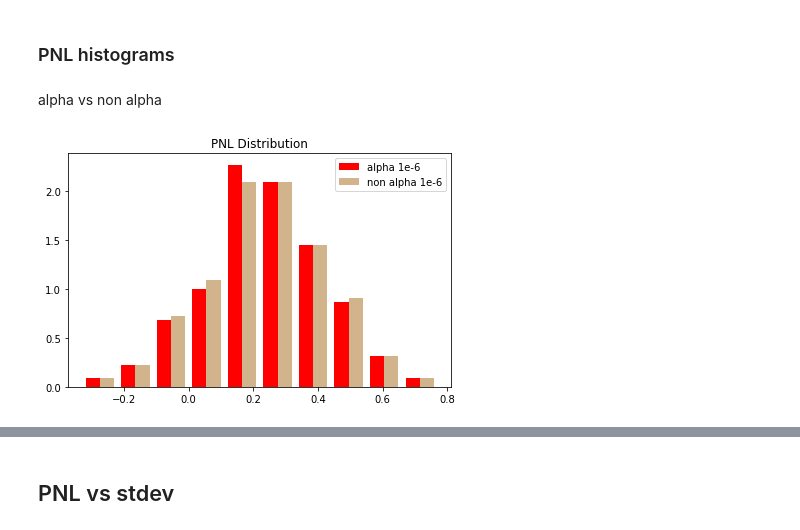
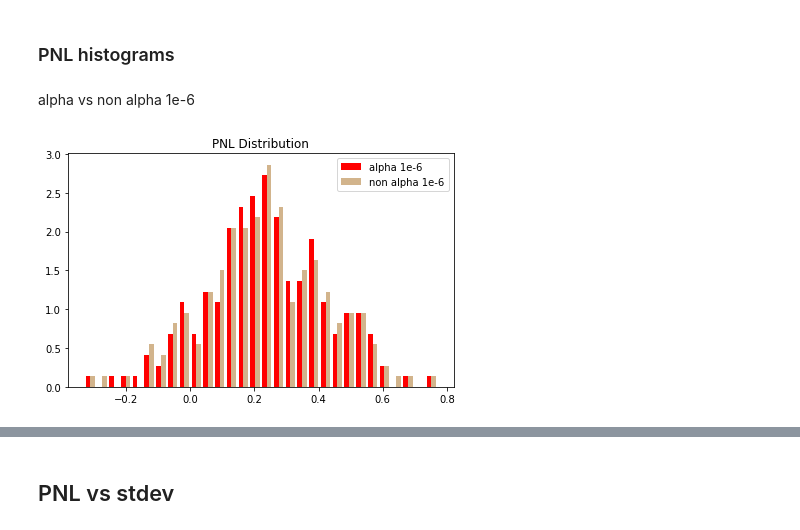
Before and after one commit to cavallofederico/marketmaking, a Jupyter notebook: pnl simulations.ipynb, the cells around one changed output, grey strips where cells are left out. Cells and saved outputs as stored; diff of their text form; code cells hidden in the pictures.

```diff
--- a/pnl simulations.ipynb
+++ b/pnl simulations.ipynb
@@ -380,23 +385,23 @@ for i, ax in enumerate([ax00, ax01, ax10, ax11,ax20,ax21]):
 # %% [markdown]
 ### PNL histograms
 # %% [markdown]
-alpha vs non alpha
+alpha vs non alpha 1e-6
 # %%
 import numpy as np
 import matplotlib.pyplot as plt
 
-n_bins = 10
+n_bins = 30
 x =  np.array([alpha_pnl_200_6[:,-1], non_alpha_pnl_200_6[:,-1]]).transpose()
 
 fig, ax = plt.subplots()
 
 colors = ['red', 'tan']
 labels = ['alpha 1e-6', 'non alpha 1e-6']
 ax.hist(x, n_bins, density=True, histtype='bar', color=colors, label=labels)
 ax.legend(prop={'size': 10})
 ax.set_title('PNL Distribution')
 
 fig.tight_layout()
 plt.show()
 # %% [output]
-[figure, old version]
+[figure, new version]
```
Also changed, not shown: parts of 15 cells of this notebook, 1 other file.
